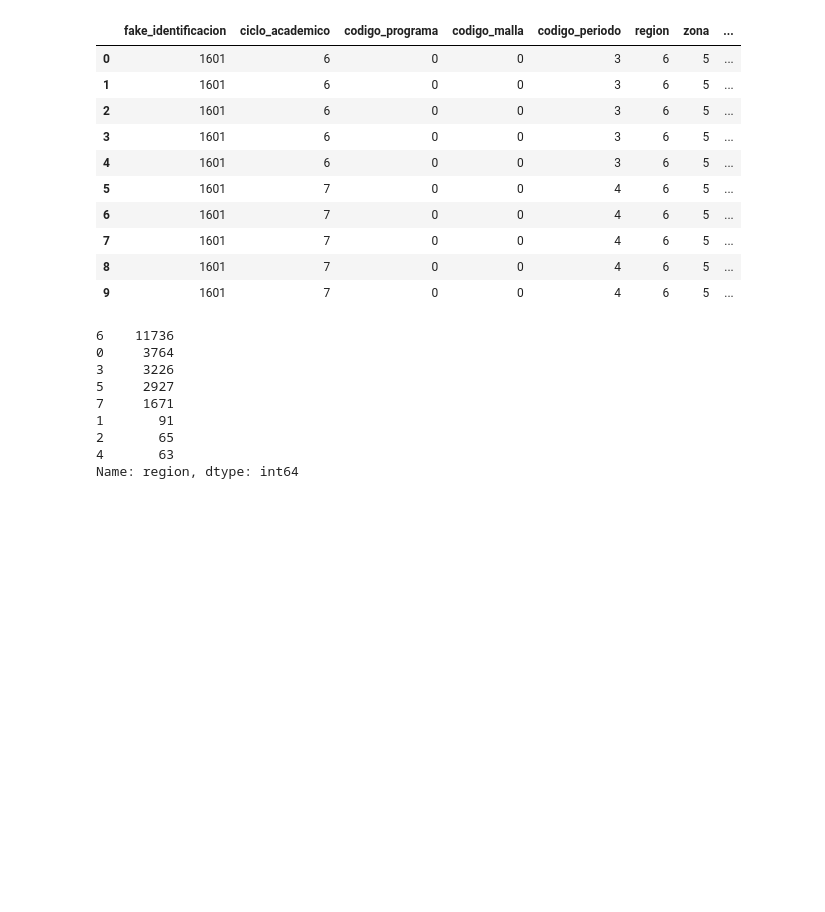
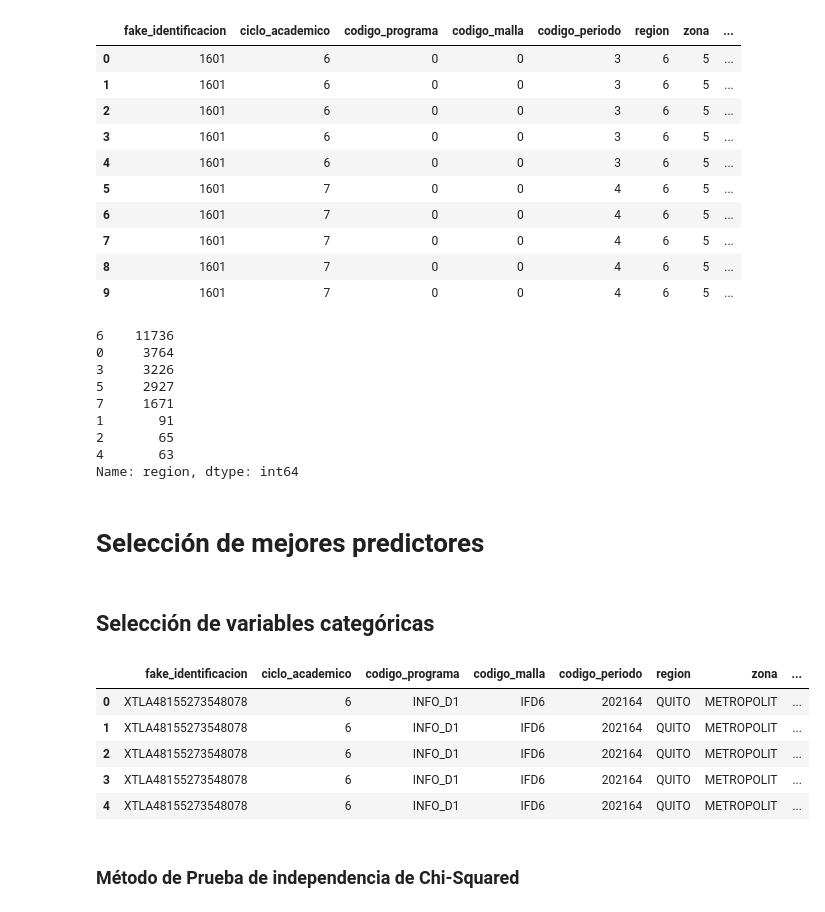
Before and after one commit to carloscastillo10/predicting-academic-performance, a Jupyter notebook: may-2023/final-data-exploration.ipynb, the cells around one changed output. Cells and saved outputs as stored; diff of their text form; code cells hidden in the pictures; blank space fills up the shorter version.

Commit message:
feat(modeling): :sparkles: Adding methods to select the best predictors

```diff
--- a/may-2023/final-data-exploration.ipynb
+++ b/may-2023/final-data-exploration.ipynb
@@ -6,8 +6,9 @@ import pandas as pd
 import seaborn as sns
 pd.options.display.max_columns = 50
 # %%
-final_data = pd.read_csv('data/final-data.csv', dtype = {
-    'ciclo_academico': 'object',
-    'codigo_periodo': 'object',
-    'periodo_admision': 'object',
-})
+def read_data():
+    return pd.read_csv('data/final-data.csv', dtype = {
+        'ciclo_academico': 'object',
+        'codigo_periodo': 'object',
+        'periodo_admision': 'object',
+    })
@@ -154,3 +157,5 @@ final_data.region.value_counts()
 2       65
 4       63
 Name: region, dtype: int64
+# %% [markdown]
+# Selección de mejores predictores
@@ -156,0 +164,4 @@ Name: region, dtype: int64
+# %%
+final_data = read_data()
+# %% [markdown]
+## Selección de variables categóricas
@@ -156,0 +171,11 @@ Name: region, dtype: int64
+# %%
+categorical_columns = list(final_data.select_dtypes(include = ['object']).columns)
+categorical_data = final_data[categorical_columns]
+categorical_data.head(5)
+# %% [output]
+|  | fake_identificacion | ciclo_academico | codigo_programa | codigo_malla | codigo_periodo | region | zona | ... |
+| 0 | XTLA48155273548078 | 6 | INFO_D1 | IFD6 | 202164 | QUITO | METROPOLIT | ... |
+| 1 | XTLA48155273548078 | 6 | INFO_D1 | IFD6 | 202164 | QUITO | METROPOLIT | ... |
+| 2 | XTLA48155273548078 | 6 | INFO_D1 | IFD6 | 202164 | QUITO | METROPOLIT | ... |
+| 3 | XTLA48155273548078 | 6 | INFO_D1 | IFD6 | 202164 | QUITO | METROPOLIT | ... |
+| 4 | XTLA48155273548078 | 6 | INFO_D1 | IFD6 | 202164 | QUITO | METROPOLIT | ... |
@@ -156,0 +185,2 @@ Name: region, dtype: int64
+# %% [markdown]
+### Método de **Prueba de independencia de Chi-Squared**
```
Also changed, not shown: parts of 24 cells of this notebook.
